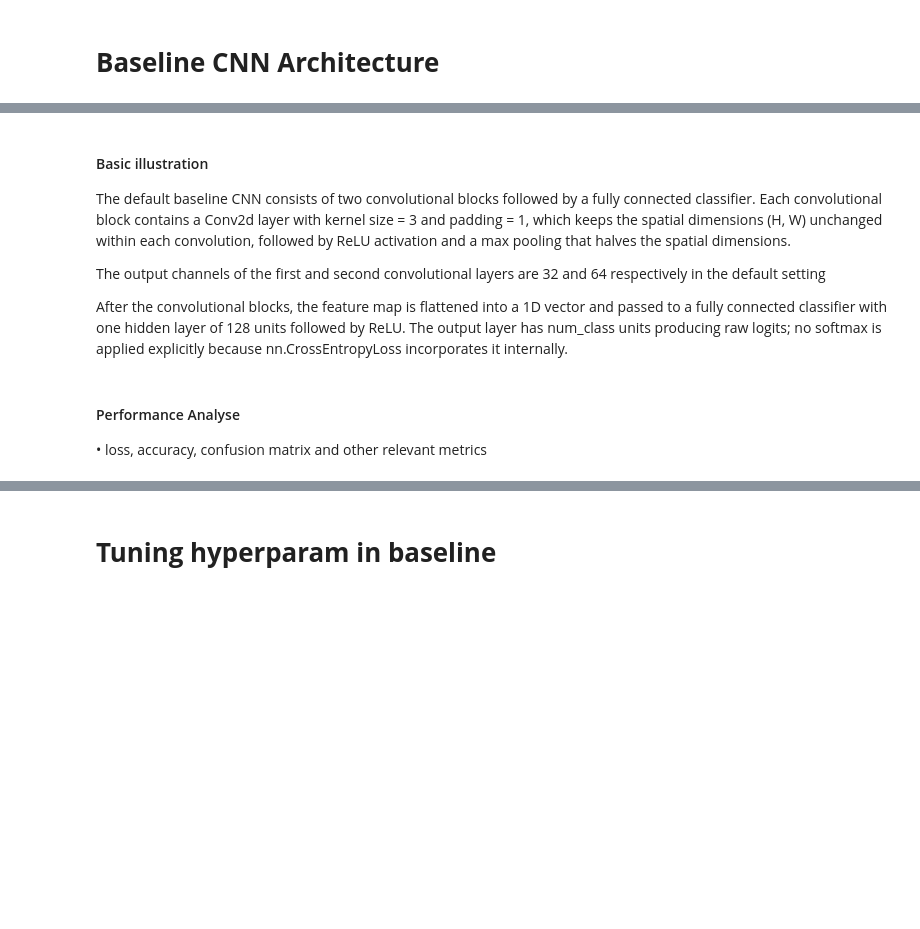
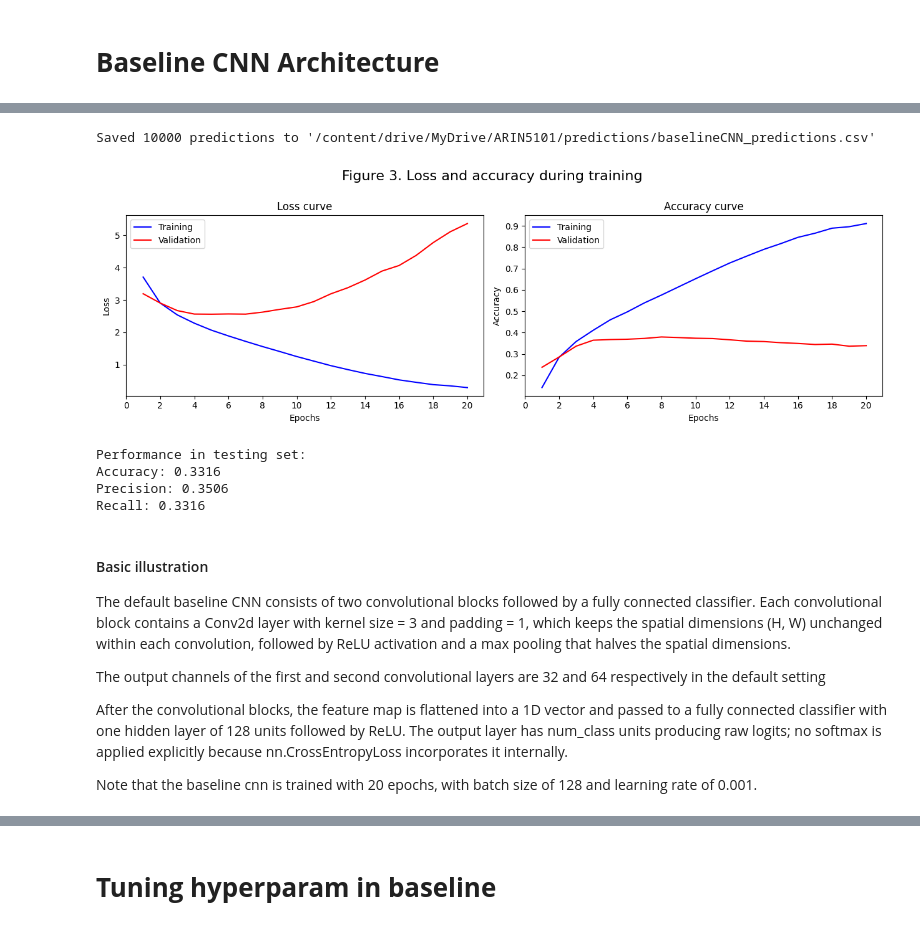
Before and after one commit to billyccw/ARIN5101-Project, a Jupyter notebook: ARIN5101_Project.ipynb, the cells around one changed output, grey strips where cells are left out. Cells and saved outputs as stored; diff of their text form; code cells hidden in the pictures; blank space fills up the shorter version.

```diff
--- a/ARIN5101_Project.ipynb
+++ b/ARIN5101_Project.ipynb
@@ -179,3 +355,66 @@ NameError: name 'in_channel' is not defined
+# %%
+# After training, do predictions on testing set for final performance matrix calculation
+test_loader = DataLoader(test_data, batch_size=batch_size, shuffle=False)
+
+img_shape = test_data[0][0].shape
+baseCNN_model = baselineCNN(in_channel=img_shape[0], in_size=img_shape[1], num_class=len(train_data.classes)).to(device)
+baseCNN_model.load_state_dict(torch.load('/content/drive/MyDrive/ARIN5101/models/baseline_CNN.pth', map_location=device))
+test(baseCNN_model, test_loader, "baselineCNN")
+# %% [output]
+Saved 10000 predictions to '/content/drive/MyDrive/ARIN5101/predictions/baselineCNN_predictions.csv'
+# %%
+# Visualize training loss and accuracy
+train_loss, train_acc, val_loss, val_acc = read_train_stats("baselineCNN")
+
+plt.figure(figsize=(12.8, 4.2))
+plt.suptitle(
+    "Figure 3. Loss and accuracy during training",
+    fontsize=16,
+    y=1.,
+)
+plt.subplot(1, 2, 1)
+plt.plot(list(range(1, 21)), train_loss, label="Training", color="blue")
+plt.plot(list(range(1, 21)), val_loss, label="Validation", color="red")
+plt.legend()
+plt.title("Loss curve")
+plt.xlabel("Epochs")
+plt.ylabel("Loss")
+plt.xticks(np.linspace(0, 20, 11))
+
+plt.subplot(1, 2, 2)
+plt.plot(list(range(1, 21)), train_acc, label="Training", color="blue")
+plt.plot(list(range(1, 21)), val_acc, label="Validation", color="red")
+plt.legend()
+plt.title("Accuracy curve")
+plt.xlabel("Epochs")
+plt.ylabel("Accuracy")
+plt.xticks(np.linspace(0, 20, 11))
+
+plt.tight_layout()
+plt.show()
+# %% [output]
+[figure, added]
+# %%
+# Computing testing performance
+y_test, y_pred = read_test_results("baselineCNN")
+
+'''
+cm = confusion_matrix(y_test, y_pred)
+fig, ax = plt.subplots(figsize=(20, 20))
+display = ConfusionMatrixDisplay(cm, display_labels=test_data.classes)
+display.plot(cmap="Greens", ax=ax)
+plt.show()
+'''
+accuracy = accuracy_score(y_test, y_pred)
+precision = precision_score(y_test, y_pred, average="weighted")
+recall = recall_score(y_test, y_pred, average="weighted")
+print(f"Performance in testing set:")
+print(f"Accuracy: {'{:.4f}'.format(accuracy)}\nPrecision: {'{:.4f}'.format(precision)}\nRecall: {'{:.4f}'.format(recall)}")
+# %% [output]
+Performance in testing set:
+Accuracy: 0.3316
+Precision: 0.3506
+Recall: 0.3316
 # %% [markdown]
 #### Basic illustration
 The default baseline CNN consists of two convolutional blocks followed by a fully connected classifier. Each convolutional block contains a Conv2d layer with kernel size = 3 and padding = 1, which keeps the spatial dimensions (H, W) unchanged within each convolution, followed by ReLU activation and a max pooling that halves the spatial dimensions.
@@ -183,6 +422,5 @@ The default baseline CNN consists of two convolutional blocks followed by a full
 The output channels of the first and second convolutional layers are 32 and 64 respectively in the default setting
 
 After the convolutional blocks, the feature map is flattened into a 1D vector and passed to a fully connected classifier with one hidden layer of 128 units followed by ReLU. The output layer has num_class units producing raw logits; no softmax is applied explicitly because nn.CrossEntropyLoss incorporates it internally.
+
+Note that the baseline cnn is trained with 20 epochs, with batch size of 128 and learning rate of 0.001.
-# %% [markdown]
-#### Performance Analyse
-• loss, accuracy, confusion matrix and other relevant metrics
```
Also changed, not shown: parts of 18 cells of this notebook.
